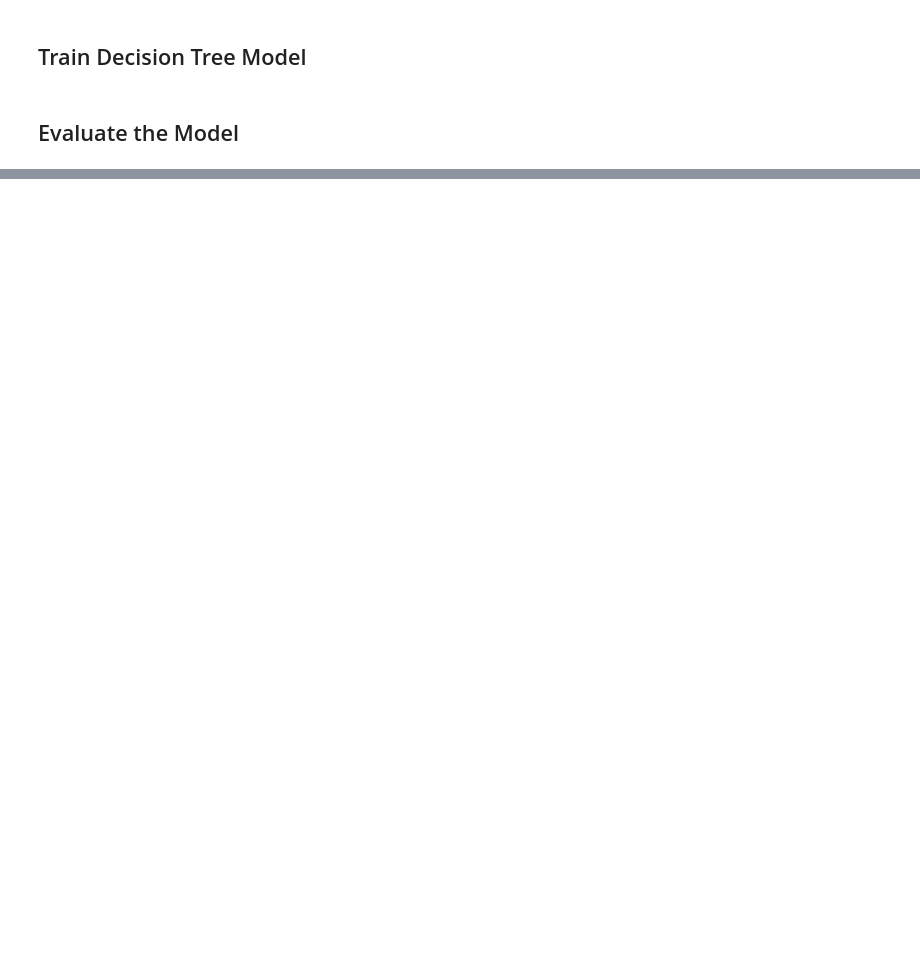
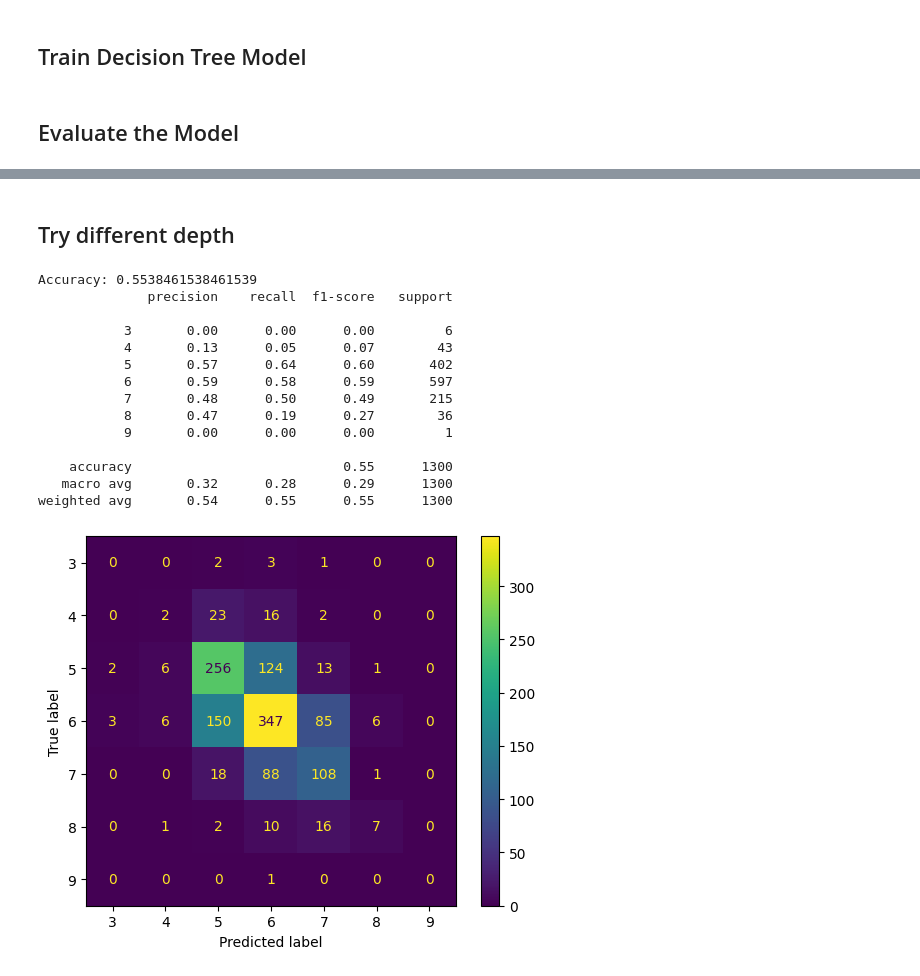
Before and after one commit to ChunFuYang/INDE577_Project, a Jupyter notebook: Supervised/Decision Trees/Decision_Trees.ipynb, the cells around one changed output, grey strips where cells are left out. Cells and saved outputs as stored; diff of their text form; code cells hidden in the pictures; blank space fills up the shorter version.

```diff
--- a/Supervised/Decision Trees/Decision_Trees.ipynb
+++ b/Supervised/Decision Trees/Decision_Trees.ipynb
@@ -31,0 +99,28 @@ plt.show()
+# %% [markdown]
+## Try different depth
+# %%
+dt = DecisionTreeClassifier(max_depth=10, random_state=42)
+dt.fit(X_train, y_train)
+y_pred = dt.predict(X_test)
+print('Accuracy:', accuracy_score(y_test, y_pred))
+label = np.unique(y)
+print(classification_report(y_test, y_pred, labels=label, zero_division=0))
+
+ConfusionMatrixDisplay.from_estimator(dt, X_test, y_test)
+plt.show()
+# %% [output]
+Accuracy: 0.5538461538461539
+              precision    recall  f1-score   support
+
+           3       0.00      0.00      0.00         6
+           4       0.13      0.05      0.07        43
+           5       0.57      0.64      0.60       402
+           6       0.59      0.58      0.59       597
+           7       0.48      0.50      0.49       215
+           8       0.47      0.19      0.27        36
+           9       0.00      0.00      0.00         1
+
+    accuracy                           0.55      1300
+   macro avg       0.32      0.28      0.29      1300
+weighted avg       0.54      0.55      0.55      1300
+[figure, added]
```
Also changed, not shown: parts of 12 cells of this notebook, 1 other file.
